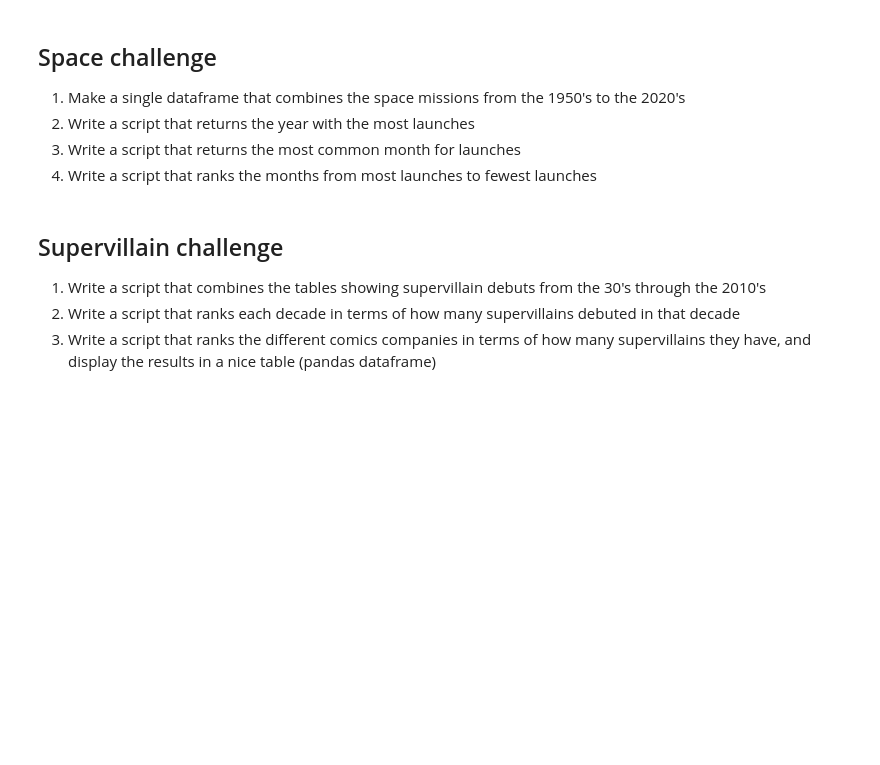
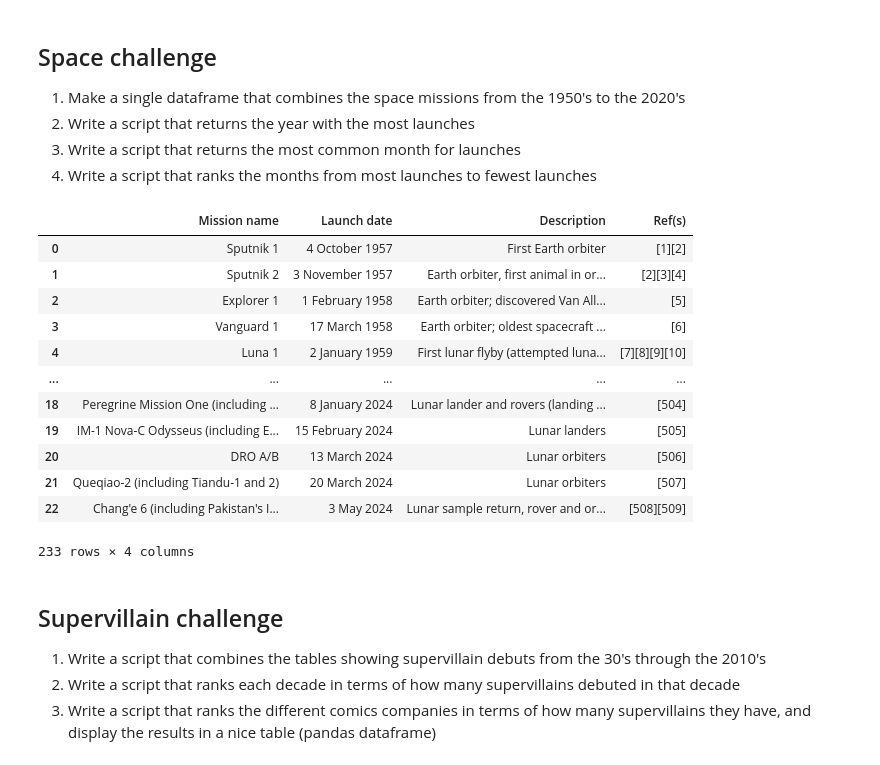
Before and after one commit to birdie2030/CulturalDataScience, a Jupyter notebook: fun_with_pandas.ipynb, the cells around one changed output. Cells and saved outputs as stored; diff of their text form; code cells hidden in the pictures; blank space fills up the shorter version.

Commit message:
tried to do the first tasks in assignment 3

```diff
--- a/fun_with_pandas.ipynb
+++ b/fun_with_pandas.ipynb
@@ -105,6 +133,33 @@ df_combined
 import pandas as pd
 
 rawdata = pd.read_html("https://en.wikipedia.org/wiki/Timeline_of_Solar_System_exploration")
+# %%
+# making a dataframe
+
+df0 = rawdata[0]
+df1 = rawdata[1]
+df2 = rawdata[2]
+df3 = rawdata[3]
+df4 = rawdata[4]
+df5 = rawdata[5]
+df6 = rawdata[6]
+df7 = rawdata[7]
+df_solarsystem = pd.concat([df0,df1,df2,df3,df4,df5,df6,df7])
+df_solarsystem
+# %% [output]
+|  | Mission name | Launch date | Description | Ref(s) |
+| 0 | Sputnik 1 | 4 October 1957 | First Earth orbiter | [1][2] |
+| 1 | Sputnik 2 | 3 November 1957 | Earth orbiter, first animal in or... | [2][3][4] |
+| 2 | Explorer 1 | 1 February 1958 | Earth orbiter; discovered Van All... | [5] |
+| 3 | Vanguard 1 | 17 March 1958 | Earth orbiter; oldest spacecraft ... | [6] |
+| 4 | Luna 1 | 2 January 1959 | First lunar flyby (attempted luna... | [7][8][9][10] |
+| ... | ... | ... | ... | ... |
+| 18 | Peregrine Mission One (including ... | 8 January 2024 | Lunar lander and rovers (landing ... | [504] |
+| 19 | IM-1 Nova-C Odysseus (including E... | 15 February 2024 | Lunar landers | [505] |
+| 20 | DRO A/B | 13 March 2024 | Lunar orbiters | [506] |
+| 21 | Queqiao-2 (including Tiandu-1 and 2) | 20 March 2024 | Lunar orbiters | [507] |
+| 22 | Chang'e 6 (including Pakistan's I... | 3 May 2024 | Lunar sample return, rover and or... | [508][509] |
+233 rows × 4 columns
 # %% [markdown]
 ## Supervillain challenge
 
```
Also changed, not shown: parts of 6 cells of this notebook.
